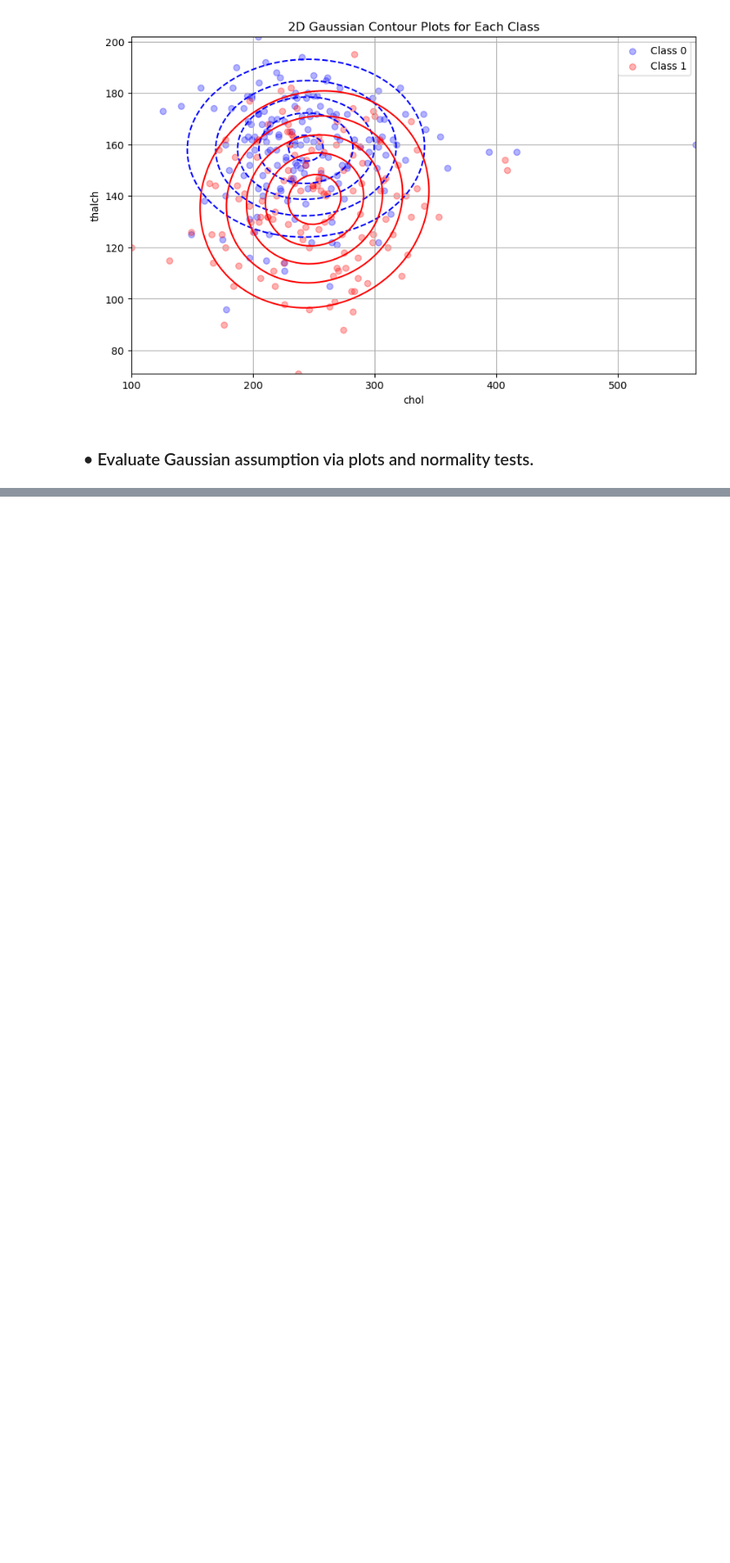
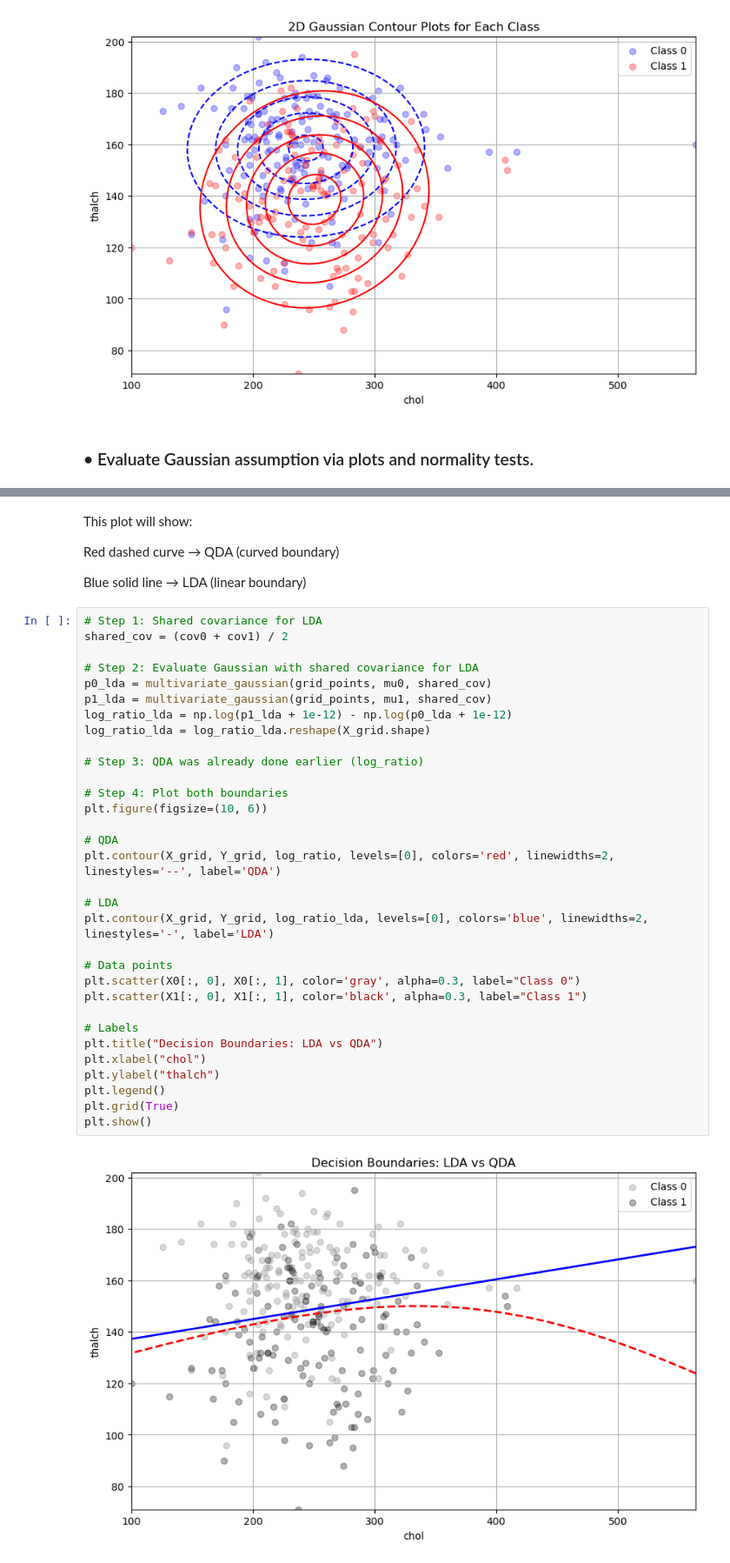
Before and after one commit to ParsaHaghighatgoo/-Cardiovascular-Risk-Prediction-, a Jupyter notebook: main.ipynb, the cells around one changed output, grey strips where cells are left out. Shown: that part at 87% size. Drawn from its saved outputs; the diff is of its cells as text; blank space fills up the shorter version.

```diff
--- a/main.ipynb
+++ b/main.ipynb
@@ -213,0 +302,40 @@ for col in ["chol", "thalch"]:
+# %% [markdown]
+This plot will show:
+
+Red dashed curve → QDA (curved boundary)
+
+Blue solid line → LDA (linear boundary)
+# %%
+# Step 1: Shared covariance for LDA
+shared_cov = (cov0 + cov1) / 2
+
+# Step 2: Evaluate Gaussian with shared covariance for LDA
+p0_lda = multivariate_gaussian(grid_points, mu0, shared_cov)
+p1_lda = multivariate_gaussian(grid_points, mu1, shared_cov)
+log_ratio_lda = np.log(p1_lda + 1e-12) - np.log(p0_lda + 1e-12)
+log_ratio_lda = log_ratio_lda.reshape(X_grid.shape)
+
+# Step 3: QDA was already done earlier (log_ratio)
+
+# Step 4: Plot both boundaries
+plt.figure(figsize=(10, 6))
+
+# QDA
+plt.contour(X_grid, Y_grid, log_ratio, levels=[0], colors='red', linewidths=2, linestyles='--', label='QDA')
+
+# LDA
+plt.contour(X_grid, Y_grid, log_ratio_lda, levels=[0], colors='blue', linewidths=2, linestyles='-', label='LDA')
+
+# Data points
+plt.scatter(X0[:, 0], X0[:, 1], color='gray', alpha=0.3, label="Class 0")
+plt.scatter(X1[:, 0], X1[:, 1], color='black', alpha=0.3, label="Class 1")
+
+# Labels
+plt.title("Decision Boundaries: LDA vs QDA")
+plt.xlabel("chol")
+plt.ylabel("thalch")
+plt.legend()
+plt.grid(True)
+plt.show()
+# %% [output]
+[figure, added]
```
Also changed, not shown: parts of 22 cells of this notebook.
